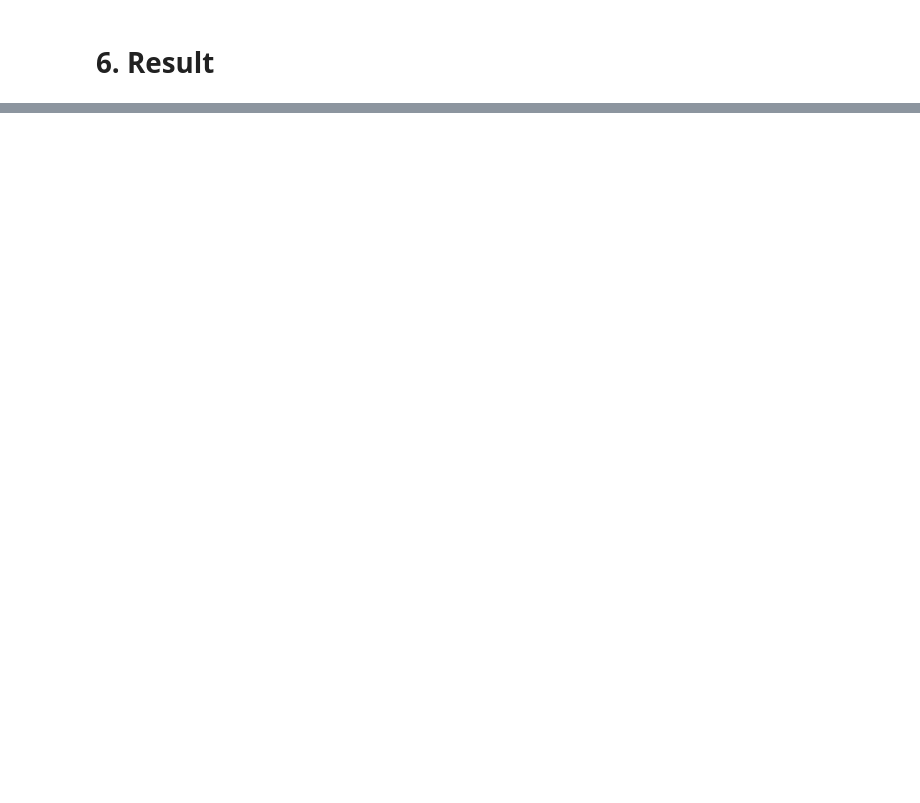
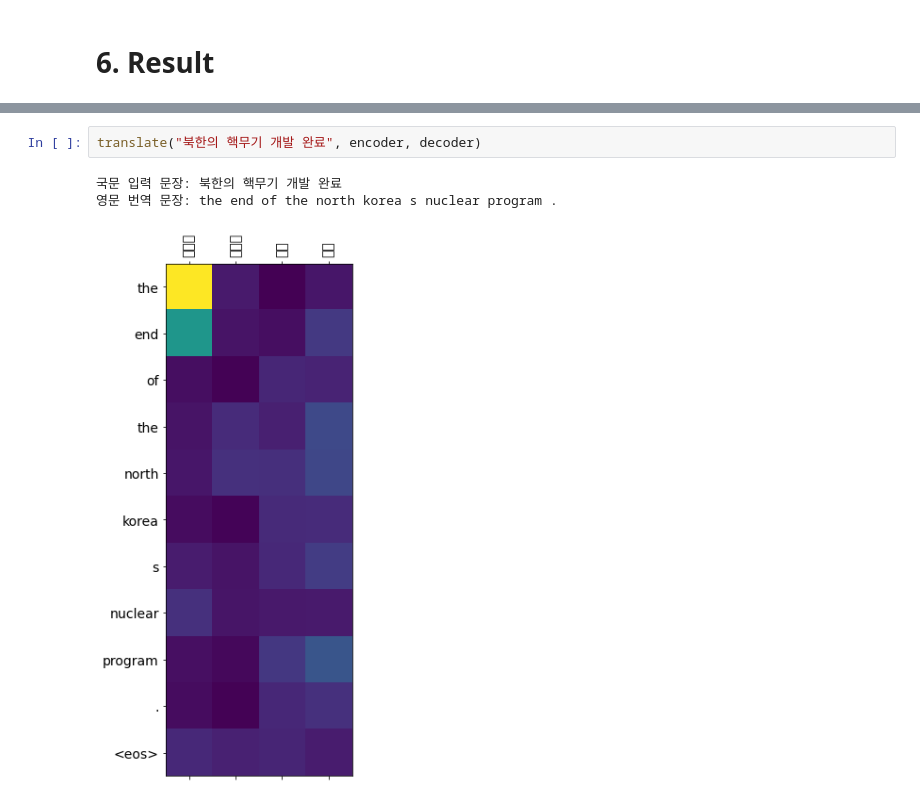
Before and after one commit to Zil-M/Zil-M-NLP_Lecture, a Jupyter notebook: Lecture8/Lecture8. Korean-English translator.ipynb, the cells around one changed output, grey strips where cells are left out. Drawn from its saved outputs; the diff is of its cells as text; blank space fills up the shorter version.

```diff
--- a/Lecture8/Lecture8. Korean-English translator.ipynb
+++ b/Lecture8/Lecture8. Korean-English translator.ipynb
@@ -428,0 +492,6 @@ KeyboardInterrupt:
+# %%
+translate("북한의 핵무기 개발 완료", encoder, decoder)
+# %% [output]
+국문 입력 문장: 북한의 핵무기 개발 완료
+영문 번역 문장: the end of the north korea s nuclear program .
+[figure, added]
```
Also changed, not shown: parts of 18 cells of this notebook.
